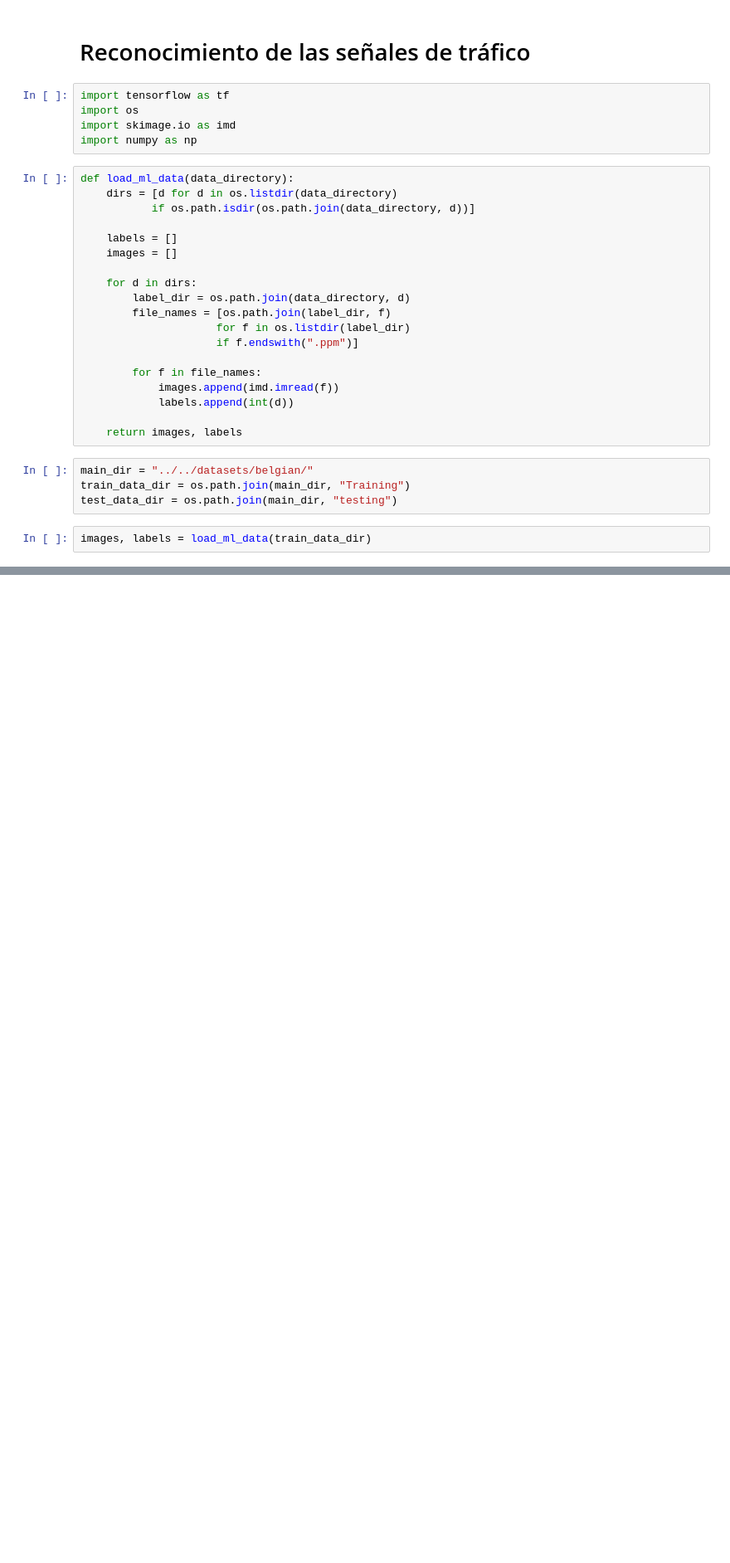
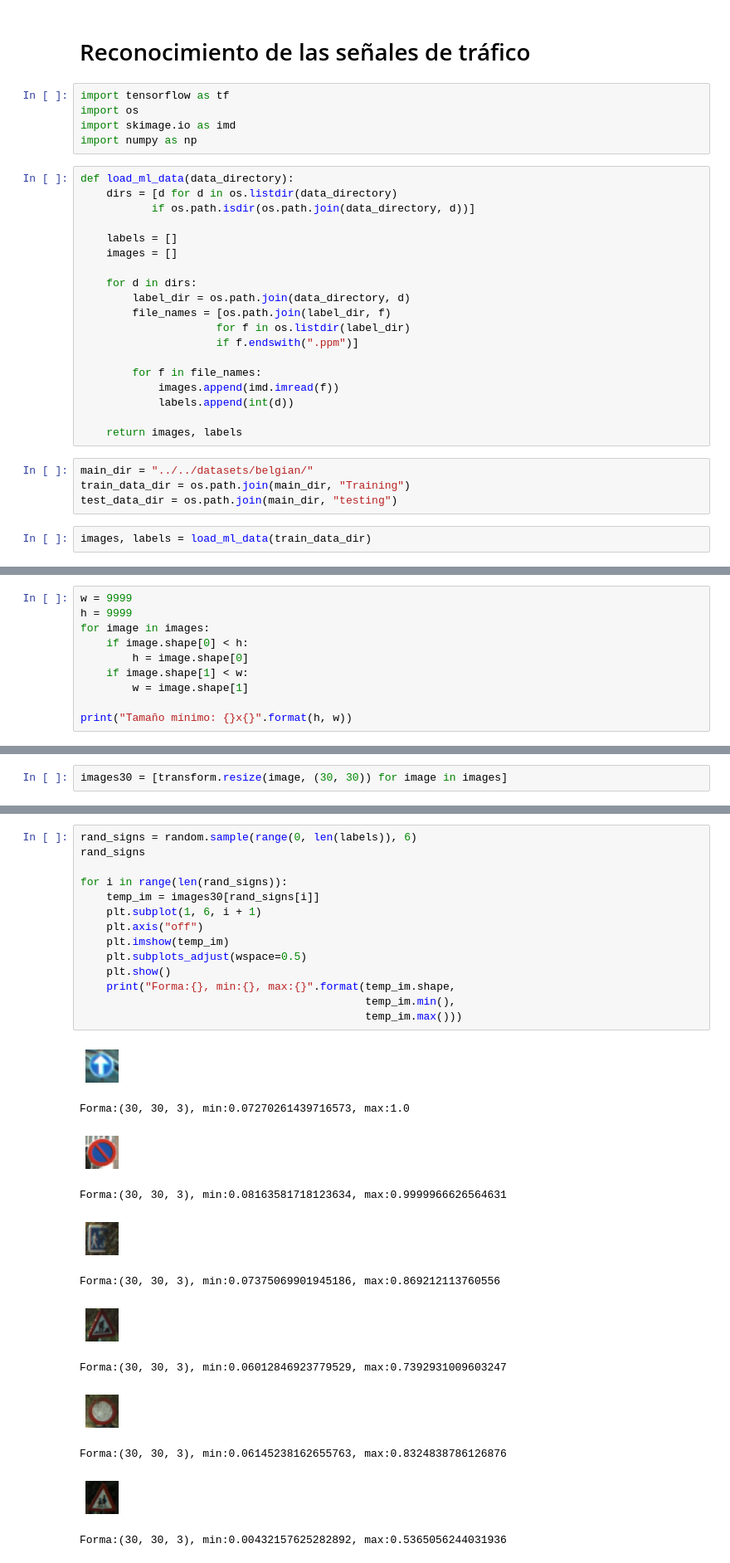
Before and after one commit to jmudy/python-ml-course, a Jupyter notebook: notebooks/Part 12 - Introduccion Redes Neuronales y Deep Learning con Tensorflow/12 - 2 - Señales de trafico.ipynb, the cells around one changed output, grey strips where cells are left out. Shown at 83% size. Drawn from its saved outputs; the diff is of its cells as text; blank space fills up the shorter version.

```diff
--- a/notebooks/Part 12 - Introduccion Redes Neuronales y Deep Learning con Tensorflow/12 - 2 - Señales de trafico.ipynb
+++ b/notebooks/Part 12 - Introduccion Redes Neuronales y Deep Learning con Tensorflow/12 - 2 - Señales de trafico.ipynb
@@ -36,0 +163,10 @@ len(images)
+# %%
+w = 9999
+h = 9999
+for image in images:
+    if image.shape[0] < h:
+        h = image.shape[0]
+    if image.shape[1] < w:
+        w = image.shape[1]
+
+print("Tamaño mínimo: {}x{}".format(h, w))
@@ -36,0 +175,2 @@ len(images)
+# %%
+images30 = [transform.resize(image, (30, 30)) for image in images]
@@ -36,0 +197,27 @@ len(images)
+# %%
+rand_signs = random.sample(range(0, len(labels)), 6)
+rand_signs
+
+for i in range(len(rand_signs)):
+    temp_im = images30[rand_signs[i]]
+    plt.subplot(1, 6, i + 1)
+    plt.axis("off")
+    plt.imshow(temp_im)
+    plt.subplots_adjust(wspace=0.5)
+    plt.show()
+    print("Forma:{}, min:{}, max:{}".format(temp_im.shape,
+                                            temp_im.min(),
+                                            temp_im.max()))
+# %% [output]
+[figure, added]
+Forma:(30, 30, 3), min:0.07270261439716573, max:1.0
+[figure, added]
+Forma:(30, 30, 3), min:0.08163581718123634, max:0.9999966626564631
+[figure, added]
+Forma:(30, 30, 3), min:0.07375069901945186, max:0.869212113760556
+[figure, added]
+Forma:(30, 30, 3), min:0.06012846923779529, max:0.7392931009603247
+[figure, added]
+Forma:(30, 30, 3), min:0.06145238162655763, max:0.8324838786126876
+[figure, added]
+Forma:(30, 30, 3), min:0.00432157625282892, max:0.5365056244031936
```
Also changed, not shown: parts of 46 cells of this notebook, 14 other files.
